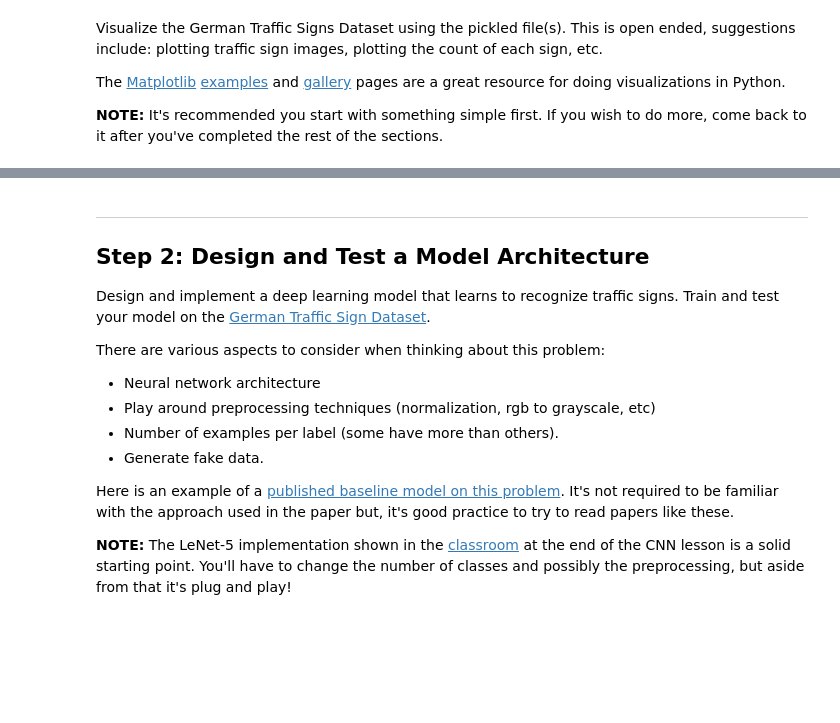
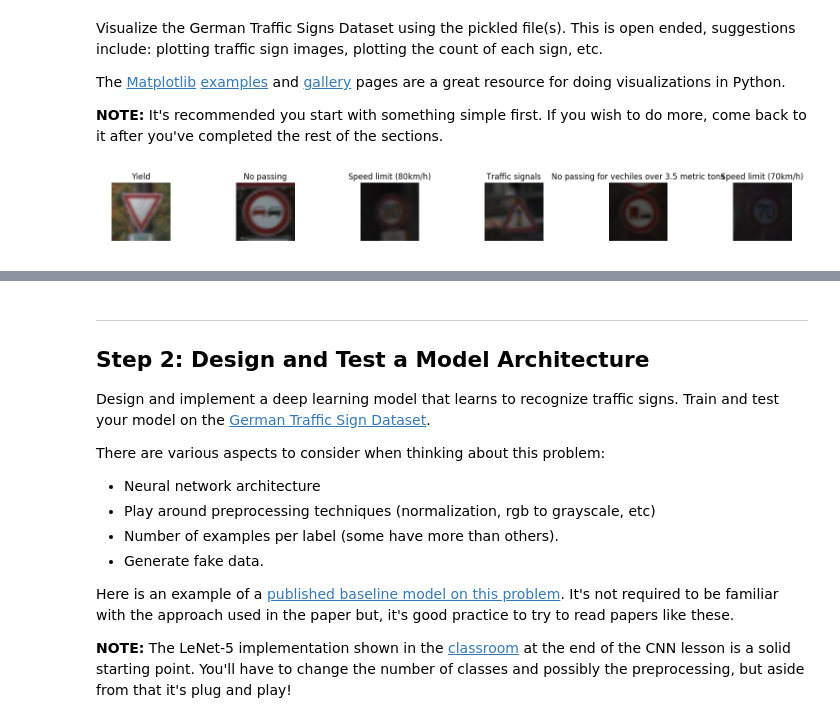
Before and after one commit to js1972/CarND-Traffic-Sign-Classifier-Project, a Jupyter notebook: Traffic_Sign_Classifier.ipynb, the cells around one changed output, grey strips where cells are left out. Drawn from its saved outputs; the diff is of its cells as text; code cells hidden in the pictures; blank space fills up the shorter version.

Commit message:
add initial coding and randomised display of images

```diff
--- a/Traffic_Sign_Classifier.ipynb
+++ b/Traffic_Sign_Classifier.ipynb
@@ -90,0 +92,29 @@ import matplotlib.pyplot as plt
+# %%
+### Data exploration visualization goes here.
+### Feel free to use as many code cells as needed.
+
+# Read the sign names into a numpy array (note first row is col headings)
+# By setting dtype to None, genfromtxt will try to automatically work
+# out the data types - however for strings it gives byte sequences so
+# we convert them to strings when needed.
+signnames = np.genfromtxt ("signnames.csv", delimiter=",", dtype=None)
+
+# Pick a random sample of the training images
+num_images_to_show = 6
+indices = np.random.randint(0, n_train, num_images_to_show)
+images = X_train[indices]
+labels = y_train[indices]
+
+plt.rcParams["figure.figsize"] = [15, 5]
+plt.axis("off")  # clear x- and y-axes
+
+for i, image in enumerate(images):
+    plt.subplot(1, num_images_to_show, i+1)
+    plt.axis("off")  # clear x- and y-axes
+    plt.imshow(image)
+    label_idx = labels[i]
+    plt.title(signnames[label_idx+1][1].decode("utf-8"))
+
+plt.tight_layout()
+# %% [output]
+[figure, added]
```
Also changed, not shown: parts of 8 cells of this notebook.
